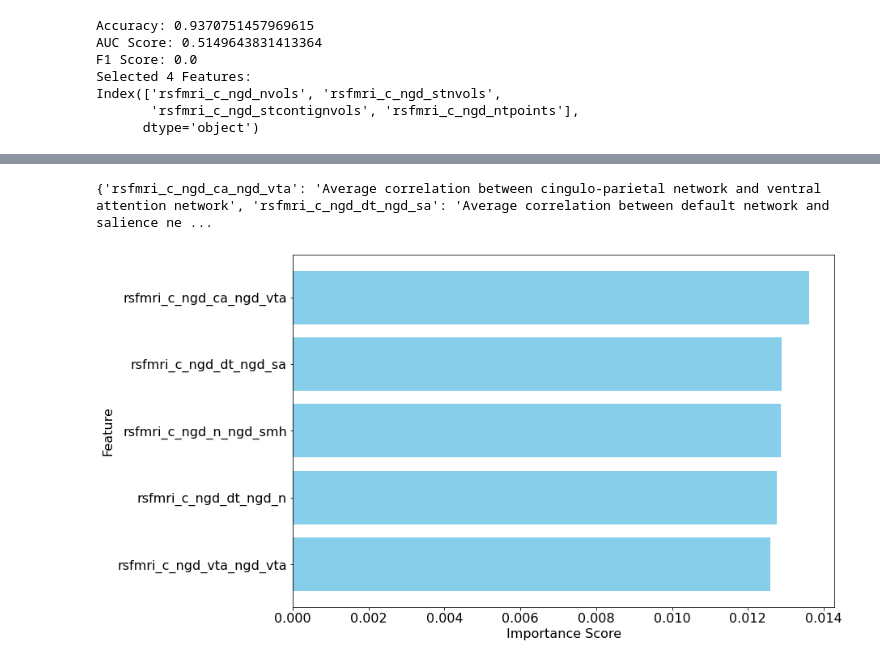
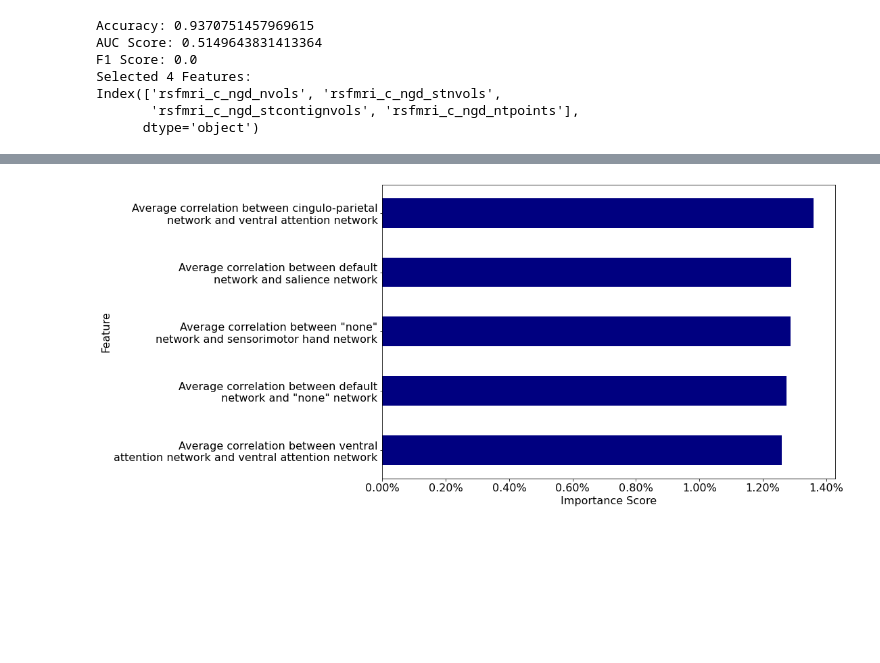
Before and after one commit to zhangqimin17/abcd, a Jupyter notebook: abcd.ipynb, the cells around one changed output, grey strips where cells are left out. Drawn from its saved outputs; the diff is of its cells as text; code cells hidden in the pictures; blank space fills up the shorter version.

```diff
--- a/abcd.ipynb
+++ b/abcd.ipynb
@@ -389,6 +637,7 @@ model.fit(X_train, Y_train)
 # Predictions on the test set
 Y_pred_binary = model.predict(X_test)
 Y_pred = model.predict_proba(X_test)[:, 1]
+Y_pred_4 = Y_pred
 
 # Calculate accuracy
 accuracy = accuracy_score(Y_test, Y_pred_binary)
@@ -398,6 +647,23 @@ print("XGBoost Accuracy:", accuracy)
 auc_score = roc_auc_score(Y_test, Y_pred)
 print("XGBoost AUC score:", auc_score)
 
+# Calculate ROC curve
+fpr, tpr, _ = roc_curve(Y_test, Y_pred)
+
+# Calculate AUC
+roc_auc = auc(fpr, tpr)
+
+# Plot ROC curve
+plt.figure(figsize=(8, 6))
+plt.plot(fpr, tpr, color='blue', lw=2, label='ROC curve (area = %0.3f)' % roc_auc)
+plt.plot([0, 1], [0, 1], color='red', linestyle='--', lw=2, label='Random guess')
+plt.xlabel('False Positive Rate')
+plt.ylabel('True Positive Rate')
+#plt.title('Receiver Operating Characteristic (ROC) Curve')
+plt.legend(loc='lower right', fontsize='large')
+plt.grid(True)
+plt.show()
+
 # Calculate F1 score
 f1 = f1_score(Y_pred_binary, Y_test)
 print("F1 Score:", f1)
@@ -432,31 +699,31 @@ feature_importance_df = pd.DataFrame({'Feature': X.columns, 'Importance': featur
 # Sort features by importance
 feature_importance_df = feature_importance_df.sort_values(by='Importance', ascending=False)[:5]
 feature_importance_df = pd.merge(feature_importance_df, codebook, how='left', left_on='Feature', right_on='Variable_name')
-print(dict(zip(feature_importance_df['Feature'].tolist(), feature_importance_df['Explain'].tolist())))
+map_biomarker = dict(zip(feature_importance_df['Feature'].tolist(), feature_importance_df['Explain'].tolist()))
-# %% [output]
-{'rsfmri_c_ngd_ca_ngd_vta': 'Average correlation between cingulo-parietal network and ventral attention network', 'rsfmri_c_ngd_dt_ngd_sa': 'Average correlation between default network and salience ne ...
 # %%
+import matplotlib.ticker as ticker
 # Set custom font size
 plt.rcParams.update({'font.size': 16})
 
 # Create a figure and axis object
 fig, ax = plt.subplots(figsize=(12, 8))
 
 # Plot horizontal bar chart
-ax.barh(feature_importance_df['Feature'], feature_importance_df['Importance'], color='skyblue')
+ax.barh(feature_importance_df['Feature'].apply(lambda x: map_biomarker[x].replace(" ", "\n", 4).replace("\n", " ", 3)), feature_importance_df['Importance'], color='navy', height=0.5)
 
 # Set axis labels
+ax.xaxis.set_major_formatter(ticker.FuncFormatter(lambda x, _: '{:.2%}'.format(x)))
 ax.set_xlabel('Importance Score')
 ax.set_ylabel('Feature')
 
 
 # Invert y-axis for better readability
 ax.invert_yaxis()
 
 # Save the plot as a PNG file
 plt.savefig('feature_importance.png', bbox_inches='tight', dpi=500)
 
 # Show plot
 plt.show()
 # %% [output]
-[figure, old version]
+[figure, new version]
```
Also changed, not shown: parts of 11 cells of this notebook.
